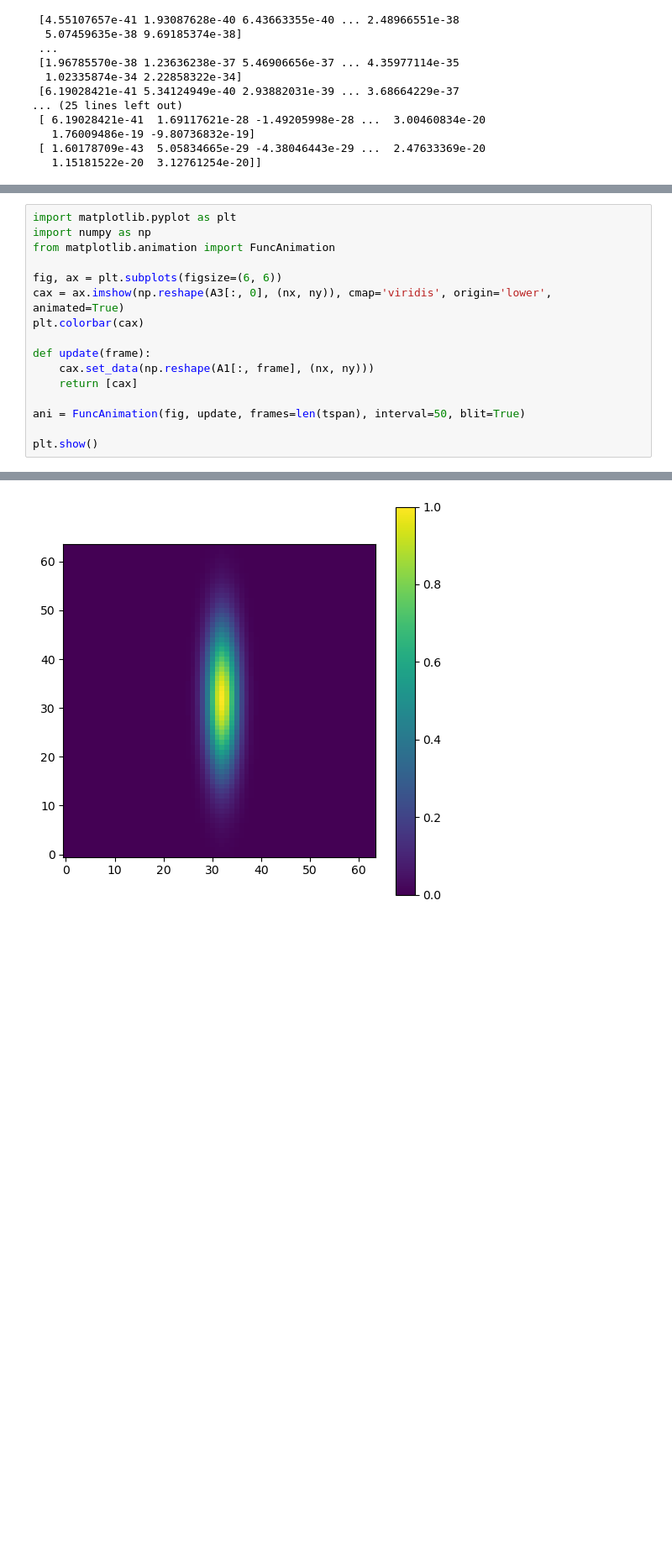
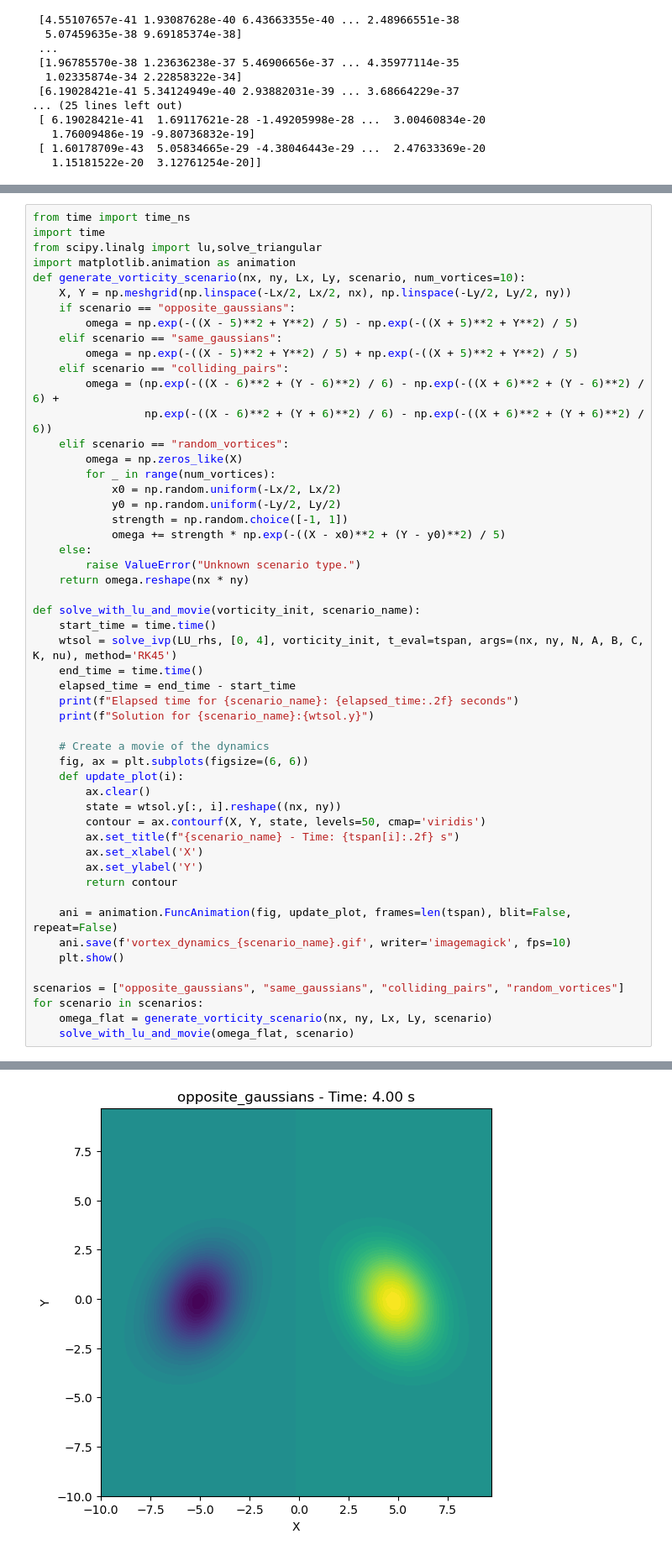
Before and after one commit to Shihong-Ding/data-analysis, a Jupyter notebook: HW5-481.ipynb, the cells around one changed output, grey strips where cells are left out. Shown: that part at 84% size. Saved outputs shown, nothing was run; the diff lists cells and outputs as text; blank space fills up the shorter version.

```diff
--- a/HW5-481.ipynb
+++ b/HW5-481.ipynb
@@ -176,17 +176,53 @@ random_sol = wsol.y
 # %%
-import matplotlib.pyplot as plt
-import numpy as np
-from matplotlib.animation import FuncAnimation
+from time import time_ns
+import time
+from scipy.linalg import lu,solve_triangular
+import matplotlib.animation as animation
+def generate_vorticity_scenario(nx, ny, Lx, Ly, scenario, num_vortices=10):
+    X, Y = np.meshgrid(np.linspace(-Lx/2, Lx/2, nx), np.linspace(-Ly/2, Ly/2, ny))
+    if scenario == "opposite_gaussians":
+        omega = np.exp(-((X - 5)**2 + Y**2) / 5) - np.exp(-((X + 5)**2 + Y**2) / 5)
+    elif scenario == "same_gaussians":
+        omega = np.exp(-((X - 5)**2 + Y**2) / 5) + np.exp(-((X + 5)**2 + Y**2) / 5)
+    elif scenario == "colliding_pairs":
+        omega = (np.exp(-((X - 6)**2 + (Y - 6)**2) / 6) - np.exp(-((X + 6)**2 + (Y - 6)**2) / 6) +
+                 np.exp(-((X - 6)**2 + (Y + 6)**2) / 6) - np.exp(-((X + 6)**2 + (Y + 6)**2) / 6))
+    elif scenario == "random_vortices":
+        omega = np.zeros_like(X)
+        for _ in range(num_vortices):
+            x0 = np.random.uniform(-Lx/2, Lx/2)
+            y0 = np.random.uniform(-Ly/2, Ly/2)
+            strength = np.random.choice([-1, 1])
+            omega += strength * np.exp(-((X - x0)**2 + (Y - y0)**2) / 5)
+    else:
+        raise ValueError("Unknown scenario type.")
+    return omega.reshape(nx * ny)
 
-fig, ax = plt.subplots(figsize=(6, 6))
-cax = ax.imshow(np.reshape(A3[:, 0], (nx, ny)), cmap='viridis', origin='lower', animated=True)
-plt.colorbar(cax)
+def solve_with_lu_and_movie(vorticity_init, scenario_name):
+    start_time = time.time()
+    wtsol = solve_ivp(LU_rhs, [0, 4], vorticity_init, t_eval=tspan, args=(nx, ny, N, A, B, C, K, nu), method='RK45')
+    end_time = time.time()
+    elapsed_time = end_time - start_time
+    print(f"Elapsed time for {scenario_name}: {elapsed_time:.2f} seconds")
+    print(f"Solution for {scenario_name}:{wtsol.y}")
 
-def update(frame):
-    cax.set_data(np.reshape(A1[:, frame], (nx, ny)))
-    return [cax]
+    # Create a movie of the dynamics
+    fig, ax = plt.subplots(figsize=(6, 6))
+    def update_plot(i):
+        ax.clear()
+        state = wtsol.y[:, i].reshape((nx, ny))
+        contour = ax.contourf(X, Y, state, levels=50, cmap='viridis')
+        ax.set_title(f"{scenario_name} - Time: {tspan[i]:.2f} s")
+        ax.set_xlabel('X')
+        ax.set_ylabel('Y')
+        return contour
 
-ani = FuncAnimation(fig, update, frames=len(tspan), interval=50, blit=True)
+    ani = animation.FuncAnimation(fig, update_plot, frames=len(tspan), blit=False, repeat=False)
+    ani.save(f'vortex_dynamics_{scenario_name}.gif', writer='imagemagick', fps=10)
+    plt.show()
 
-plt.show()
+scenarios = ["opposite_gaussians", "same_gaussians", "colliding_pairs", "random_vortices"]
+for scenario in scenarios:
+    omega_flat = generate_vorticity_scenario(nx, ny, Lx, Ly, scenario)
+    solve_with_lu_and_movie(omega_flat, scenario)
 # %% [output]
@@ -193 +244 @@ plt.show()
-[figure, old version]
+[figure, new version]
```
Also changed, not shown: parts of 3 cells of this notebook.
